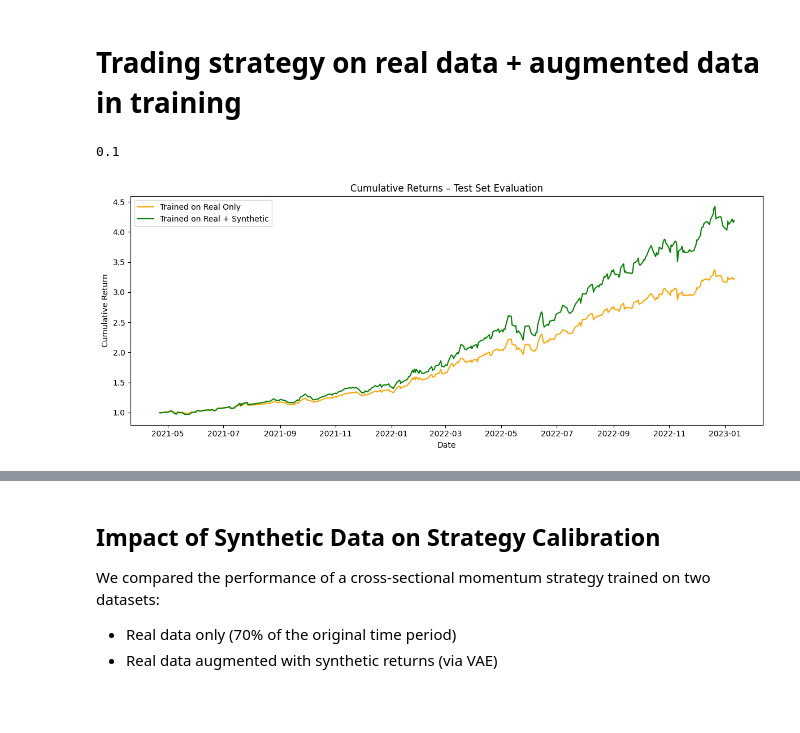
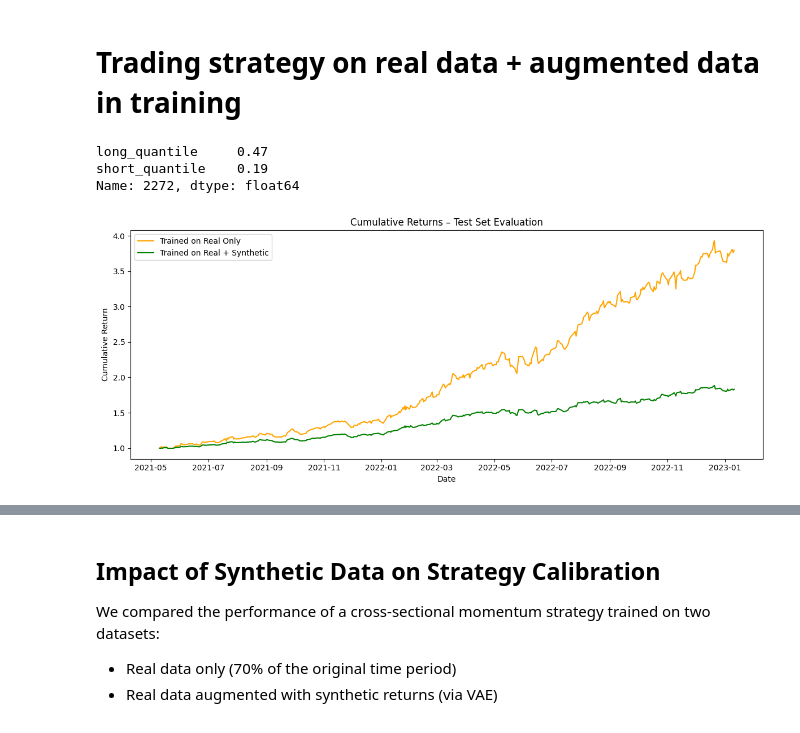
Before and after one commit to AlaaBouattour/market-regime-forecasting, a Jupyter notebook: Notebook_2.ipynb, the cells around one changed output, grey strips where cells are left out. Saved outputs shown, nothing was run; the diff lists cells and outputs as text; code cells hidden in the pictures.

```diff
--- a/Notebook_2.ipynb
+++ b/Notebook_2.ipynb
@@ -86,18 +101,21 @@ Performance is measured using:
 - **Max drawdown**
 - **Regime-wise statistics**
 # %%
-# === Train & test strategy using best quantile ===
-train_strategy = cross_sectional_momentum_strategy(train_returns, quantile=best_param)
-test_strategy  = cross_sectional_momentum_strategy(test_returns,  quantile=best_param)
+# === Train & test strategy using best quantiles ===
+train_strategy = two_quantile_strategy(train_returns, **best_params)
+test_strategy  = two_quantile_strategy(test_returns, **best_params)
 
 # === Cumulative return plot ===
 cum_train = (1 + train_strategy).cumprod()
 cum_test  = (1 + test_strategy).cumprod()
 
+long_q = best_params['long_quantile']
+short_q = best_params['short_quantile']
+
 plt.figure(figsize=(12,5))
 plt.plot(cum_train, label='Train', color='blue')
 plt.plot(cum_test,  label='Test',  color='orange')
-plt.title(f"Cumulative Returns – Cross-Sectional Momentum (quantile={best_param:.2f})")
+plt.title(f"Cumulative Returns – Cross-Sectional Momentum (long={long_q:.2f}, short={short_q:.2f})")
 plt.xlabel("Date")
 plt.ylabel("Cumulative Return")
 plt.legend()
@@ -146,13 +163,11 @@ Bull    0.0011  0.0137    219  1.3331
 # Trading strategy on real data + augmented data in training
 # %%
 # === Load data ===
-aug = pd.read_csv("data/augmented_prices.csv", index_col=0, parse_dates=True)
-
-returns_aug = aug.pct_change().dropna()
+returns_aug = pd.read_csv("data/returns_augmented.csv", index_col=0, parse_dates=True)
 # %%
 # === Define real-only boundaries ===
-real_prices = pd.read_csv("data/data_preprocessed.csv", index_col=0, parse_dates=True)
-real_index = real_prices.index
+real_returns = pd.read_csv("data/returns.csv", index_col=0, parse_dates=True)
+real_index = real_returns.index
 split_idx = int(len(real_index) * 0.7)
 
 train_real_idx = real_index[:split_idx]
@@ -161,41 +176,43 @@ test_real_idx  = real_index[split_idx:]
 # === Rebuild train and test ===
 train_returns_aug = returns_aug.loc[~returns_aug.index.isin(test_real_idx)]  # includes real+synthetic
 test_returns_real = returns_aug.loc[test_real_idx]                           # test remains real
+
 test_regimes      = regimes.loc[test_real_idx]
 # %%
 # === Grid search calibration on extended training set ===
-param_grid = {'quantile': [0.1, 0.15, 0.2, 0.25, 0.3]}
 results_aug = []
 
 for params in ParameterGrid(param_grid):
-    r = cross_sectional_momentum_strategy(train_returns_aug, **params)
+    r = two_quantile_strategy(train_returns_aug, **params)
     s = sharpe_ratio(r)
-    results_aug.append((params['quantile'], s))
+    results_aug.append((params['long_quantile'], params['short_quantile'], s))
 
-results_df_aug = pd.DataFrame(results_aug, columns=['quantile', 'Sharpe'])
-best_param_aug = results_df_aug.sort_values(by='Sharpe', ascending=False).iloc[0]['quantile']
+results_df_aug = pd.DataFrame(results_aug, columns=['long_quantile', 'short_quantile', 'Sharpe'])
+best_params_aug = results_df_aug.sort_values(by='Sharpe', ascending=False).iloc[0][['long_quantile', 'short_quantile']]
-# %%
-best_param_aug
-# %% [output]
-0.1
+# %%
+best_params_aug
+# %% [output]
+long_quantile     0.47
+short_quantile    0.19
+Name: 2272, dtype: float64
 # %%
 # === Evaluate on the same test set as before ===
-test_strategy_aug = cross_sectional_momentum_strategy(test_returns_real, quantile=best_param_aug)
+test_strategy_aug = two_quantile_strategy(test_returns_real, **best_params_aug)
 
 # === Plot cumulative returns ===
 cum_test_aug = (1 + test_strategy_aug).cumprod()
 
 plt.figure(figsize=(12,5))
 plt.plot(cum_test,     label='Trained on Real Only', color='orange')
 plt.plot(cum_test_aug, label='Trained on Real + Synthetic', color='green')
 plt.title("Cumulative Returns – Test Set Evaluation")
 plt.xlabel("Date")
 plt.ylabel("Cumulative Return")
 plt.legend()
 plt.tight_layout()
 plt.show()
 # %% [output]
-[figure, old version]
+[figure, new version]
 # %%
 print("=== Performance on Test Set (Trained on Real + Synthetic) ===")
 print(performance_metrics(test_strategy_aug))
```
Also changed, not shown: parts of 8 cells of this notebook, 11 other files.
